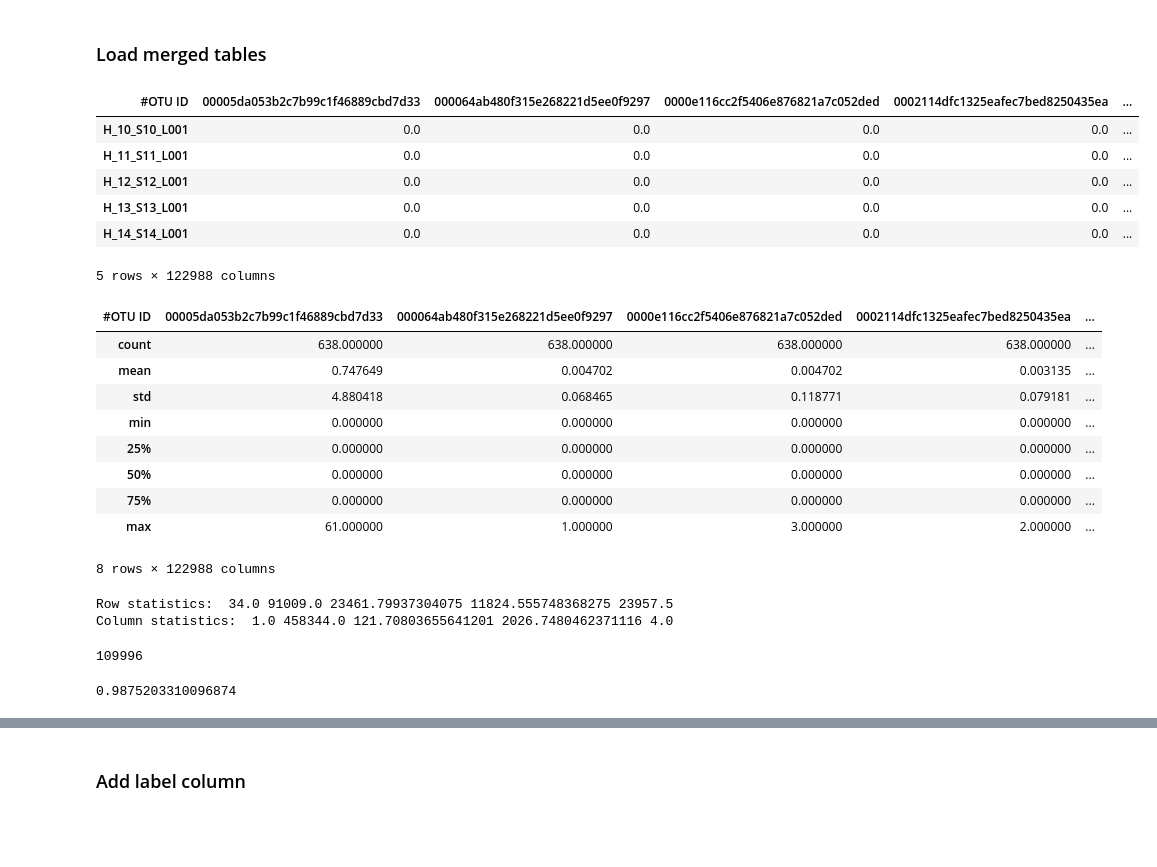
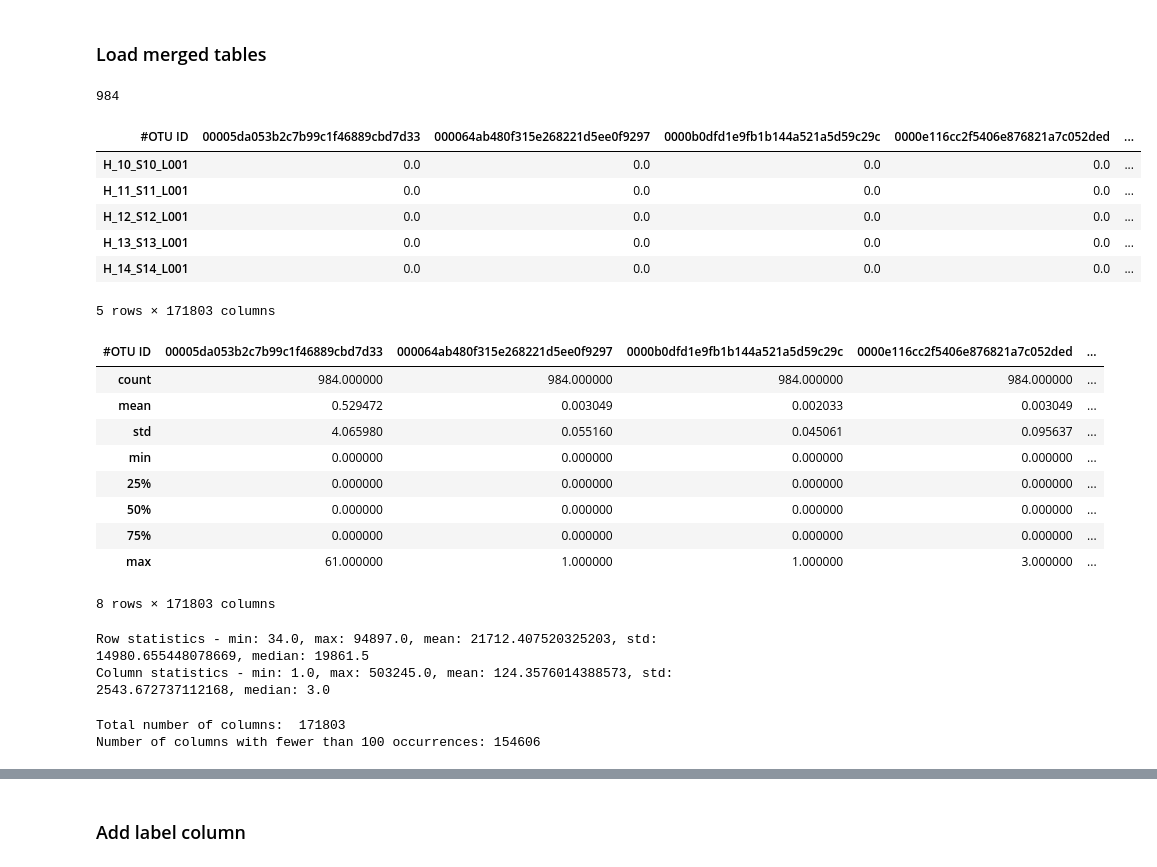
Before and after one commit to filippob/deep_micro_core, a Jupyter notebook: src/tree_based_model/train_trees.ipynb, the cells around one changed output, grey strips where cells are left out. Saved outputs shown, nothing was run; the diff lists cells and outputs as text; code cells hidden in the pictures; blank space fills up the shorter version.

```diff
--- a/src/tree_based_model/train_trees.ipynb
+++ b/src/tree_based_model/train_trees.ipynb
@@ -25,45 +95,46 @@ Name: count, dtype: int64
 # %% [markdown]
 ### Load merged tables
 # %%
-merged_table_path = '../../data/merge_tables/merged_results/merged-table.tsv'
+merged_table_path = '../../../data/merged_data_with_mice/merged-table.tsv'
 df = pd.read_csv(merged_table_path, header=1, sep='\t', index_col=0).transpose()
+print(len(df))
 df.head()
 # %% [output]
+984
-| #OTU ID | 00005da053b2c7b99c1f46889cbd7d33 | 000064ab480f315e268221d5ee0f9297 | 0000e116cc2f5406e876821a7c052ded | 0002114dfc1325eafec7bed8250435ea | ... |
+| #OTU ID | 00005da053b2c7b99c1f46889cbd7d33 | 000064ab480f315e268221d5ee0f9297 | 0000b0dfd1e9fb1b144a521a5d59c29c | 0000e116cc2f5406e876821a7c052ded | ... |
 | H_10_S10_L001 | 0.0 | 0.0 | 0.0 | 0.0 | ... |
 | H_11_S11_L001 | 0.0 | 0.0 | 0.0 | 0.0 | ... |
 | H_12_S12_L001 | 0.0 | 0.0 | 0.0 | 0.0 | ... |
 | H_13_S13_L001 | 0.0 | 0.0 | 0.0 | 0.0 | ... |
 | H_14_S14_L001 | 0.0 | 0.0 | 0.0 | 0.0 | ... |
-5 rows × 122988 columns
+5 rows × 171803 columns
 # %%
 df.describe()
 # %% [output]
-| #OTU ID | 00005da053b2c7b99c1f46889cbd7d33 | 000064ab480f315e268221d5ee0f9297 | 0000e116cc2f5406e876821a7c052ded | 0002114dfc1325eafec7bed8250435ea | ... |
-| count | 638.000000 | 638.000000 | 638.000000 | 638.000000 | ... |
-| mean | 0.747649 | 0.004702 | 0.004702 | 0.003135 | ... |
-| std | 4.880418 | 0.068465 | 0.118771 | 0.079181 | ... |
+| #OTU ID | 00005da053b2c7b99c1f46889cbd7d33 | 000064ab480f315e268221d5ee0f9297 | 0000b0dfd1e9fb1b144a521a5d59c29c | 0000e116cc2f5406e876821a7c052ded | ... |
+| count | 984.000000 | 984.000000 | 984.000000 | 984.000000 | ... |
+| mean | 0.529472 | 0.003049 | 0.002033 | 0.003049 | ... |
+| std | 4.065980 | 0.055160 | 0.045061 | 0.095637 | ... |
 | min | 0.000000 | 0.000000 | 0.000000 | 0.000000 | ... |
 | 25% | 0.000000 | 0.000000 | 0.000000 | 0.000000 | ... |
 | 50% | 0.000000 | 0.000000 | 0.000000 | 0.000000 | ... |
 | 75% | 0.000000 | 0.000000 | 0.000000 | 0.000000 | ... |
-| max | 61.000000 | 1.000000 | 3.000000 | 2.000000 | ... |
+| max | 61.000000 | 1.000000 | 1.000000 | 3.000000 | ... |
-8 rows × 122988 columns
+8 rows × 171803 columns
 # %%
 table_values = df.values
 flatten_values = table_values.flatten()
 row_sum = table_values.sum(axis=1)
-print('Row statistics: ', row_sum.min(), row_sum.max(), row_sum.mean(), row_sum.std(), np.median(row_sum))
+print(f'Row statistics - min: {row_sum.min()}, max: {row_sum.max()}, mean: {row_sum.mean()}, std: {row_sum.std()}, median: {np.median(row_sum)}')
 col_sum = table_values.sum(axis=0)
-print('Column statistics: ', col_sum.min(), col_sum.max(), col_sum.mean(), col_sum.std(), np.median(col_sum))
+print(f'Column statistics - min: {col_sum.min()}, max: {col_sum.max()}, mean: {col_sum.mean()}, std: {col_sum.std()}, median: {np.median(col_sum)}')
 # %% [output]
-Row statistics:  34.0 91009.0 23461.79937304075 11824.555748368275 23957.5
-Column statistics:  1.0 458344.0 121.70803655641201 2026.7480462371116 4.0
+Row statistics - min: 34.0, max: 94897.0, mean: 21712.407520325203, std: 14980.655448078669, median: 19861.5
+Column statistics - min: 1.0, max: 503245.0, mean: 124.3576014388573, std: 2543.672737112168, median: 3.0
-# %%
-sum(col_sum < 100)
-# %% [output]
-109996
-# %%
-sum(flatten_values == 0) / len(flatten_values)
-# %% [output]
-0.9875203310096874
+# %%
+k = 100
+print('Total number of columns: ', len(df.columns))
+print(f'Number of columns with fewer than {k} occurrences: {sum(col_sum < k)}')
+# %% [output]
+Total number of columns:  171803
+Number of columns with fewer than 100 occurrences: 154606
```
Also changed, not shown: parts of 22 cells of this notebook.
